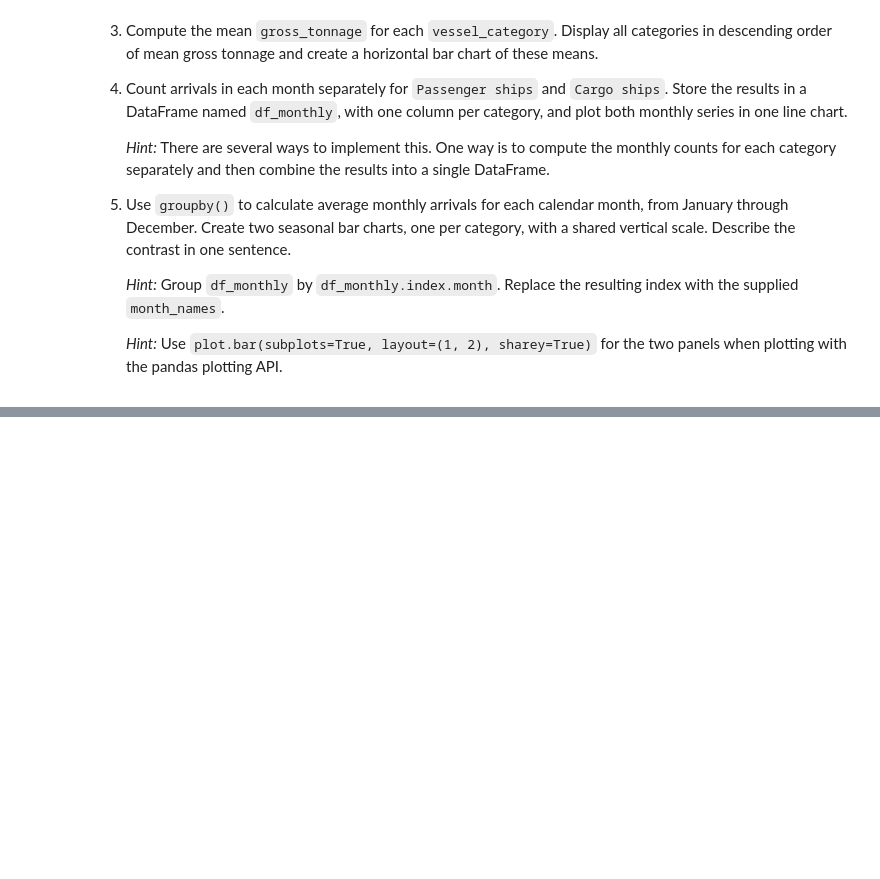
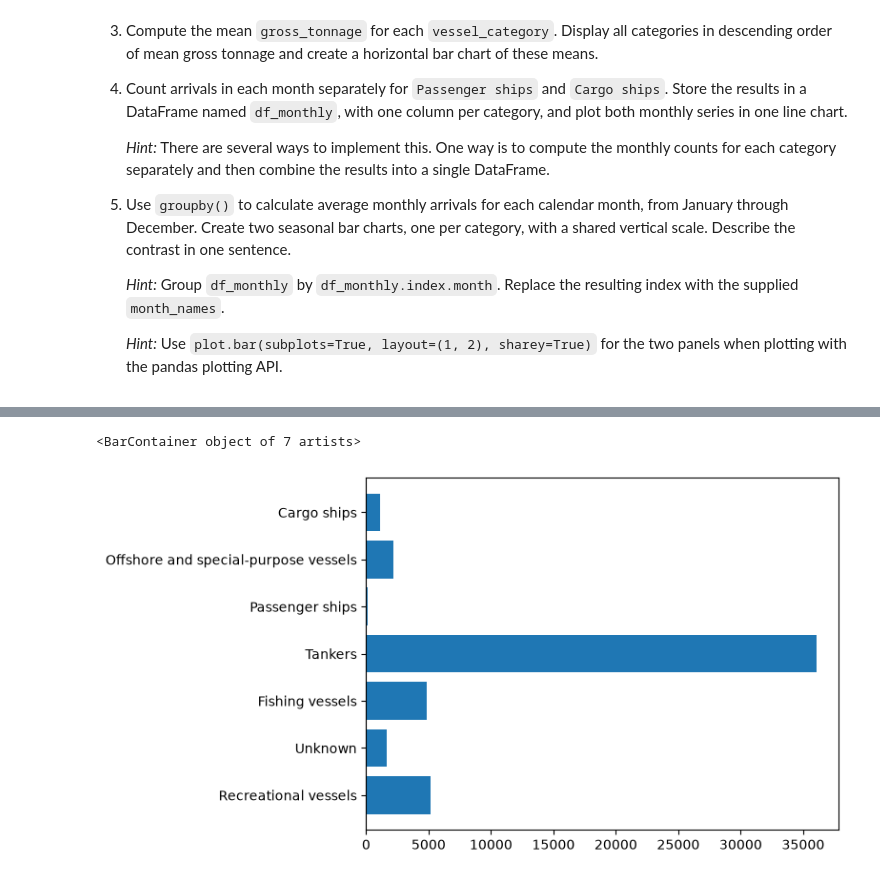
Before and after one commit to falkfrydenlund-creator/TECH2-H26, a Jupyter notebook: workshops/workshop4/workshop4 Falk.ipynb, the cells around one changed output, grey strips where cells are left out. Saved outputs shown, nothing was run; the diff lists cells and outputs as text; code cells hidden in the pictures; blank space fills up the shorter version.

```diff
--- a/workshops/workshop4/workshop4 Falk.ipynb
+++ b/workshops/workshop4/workshop4 Falk.ipynb
@@ -538,0 +582,3 @@ month_names = [
+# %%
+vessel_tonnage = df_arrivals.groupby('vessel_category')['gross_tonnage'].mean()
+vessel_tonnage.sort_values(ascending=False)
@@ -538,0 +595,5 @@ month_names = [
+# %%
+plt.barh(counts.index, vessel_tonnage)
+# %% [output]
+<BarContainer object of 7 artists>
+[figure, added]
```
Also changed, not shown: parts of 8 cells of this notebook.
